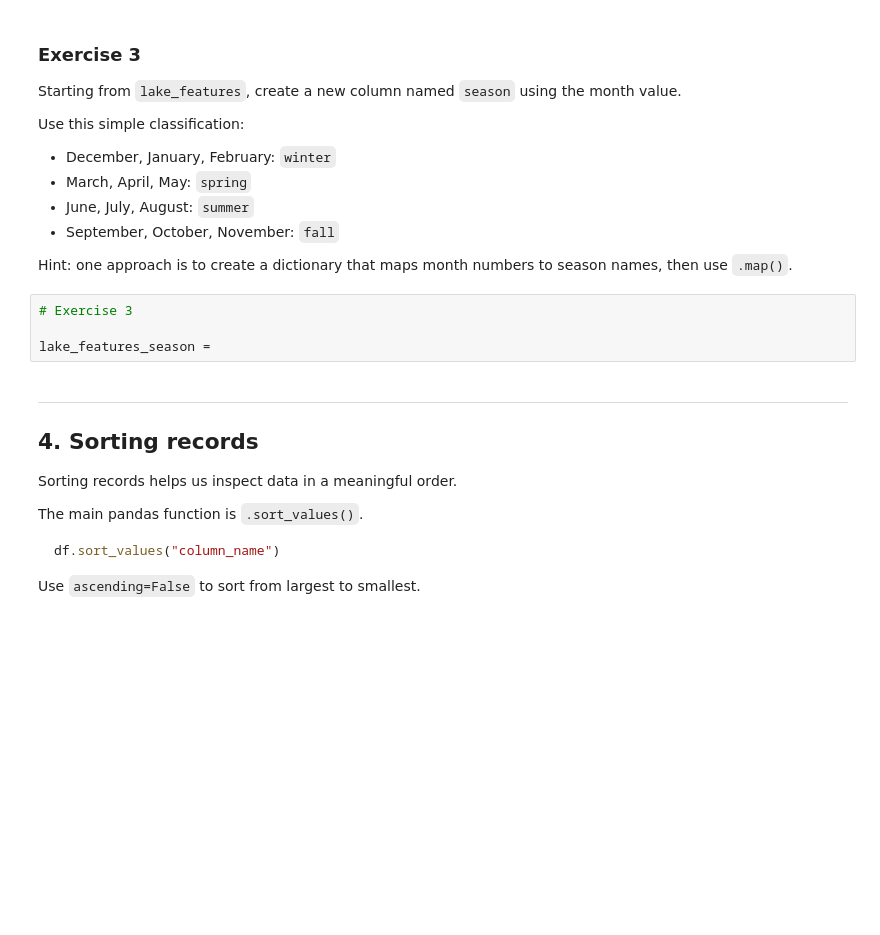
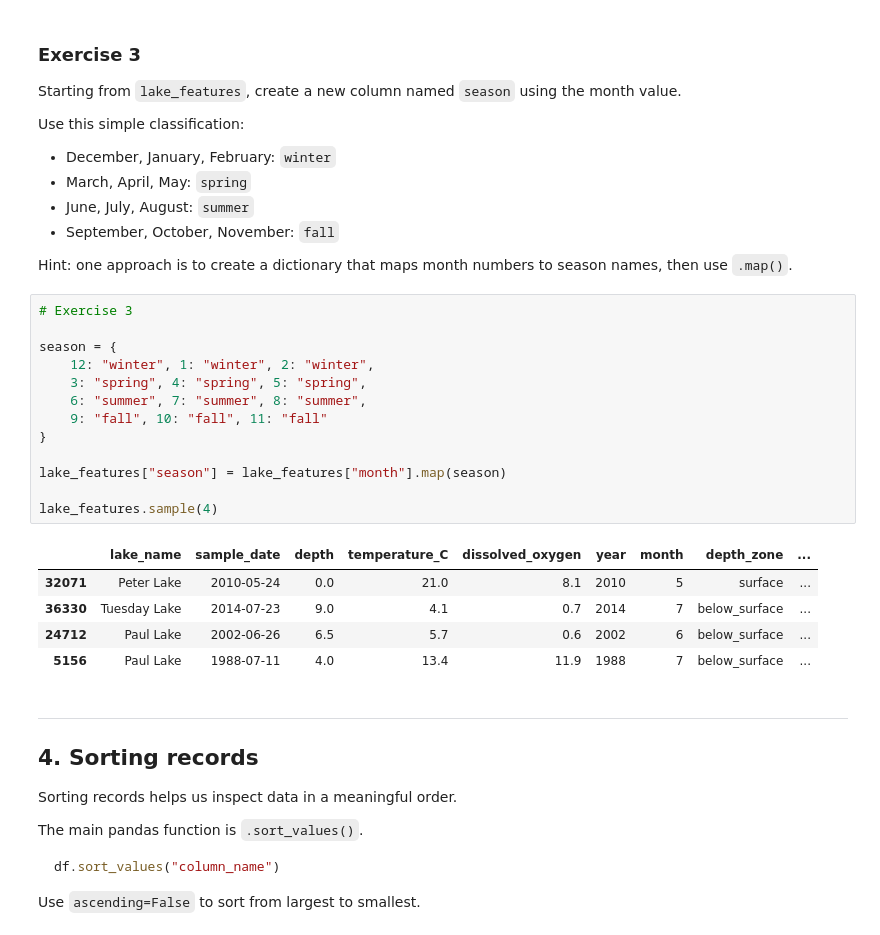
Before and after one commit to mbunker11/ENVR700, a Jupyter notebook: Lessons/M4-data-wrangling-2.ipynb, the cells around one changed output. Saved outputs shown, nothing was run; the diff lists cells and outputs as text; blank space fills up the shorter version.

```diff
--- a/Lessons/M4-data-wrangling-2.ipynb
+++ b/Lessons/M4-data-wrangling-2.ipynb
@@ -312,7 +331,22 @@ Hint: one approach is to create a dictionary that maps month numbers to season n
 # %%
 # Exercise 3
 
-lake_features_season =
+season = {
+    12: "winter", 1: "winter", 2: "winter",
+    3: "spring", 4: "spring", 5: "spring",
+    6: "summer", 7: "summer", 8: "summer",
+    9: "fall", 10: "fall", 11: "fall"
+}
+
+lake_features["season"] = lake_features["month"].map(season)
+
+lake_features.sample(4)
+# %% [output]
+|  | lake_name | sample_date | depth | temperature_C | dissolved_oxygen | year | month | depth_zone | ... |
+| 32071 | Peter Lake | 2010-05-24 | 0.0 | 21.0 | 8.1 | 2010 | 5 | surface | ... |
+| 36330 | Tuesday Lake | 2014-07-23 | 9.0 | 4.1 | 0.7 | 2014 | 7 | below_surface | ... |
+| 24712 | Paul Lake | 2002-06-26 | 6.5 | 5.7 | 0.6 | 2002 | 6 | below_surface | ... |
+| 5156 | Paul Lake | 1988-07-11 | 4.0 | 13.4 | 11.9 | 1988 | 7 | below_surface | ... |
 # %% [markdown]
 ---
 ## 4. Sorting records
```
Also changed, not shown: parts of 20 cells of this notebook.
